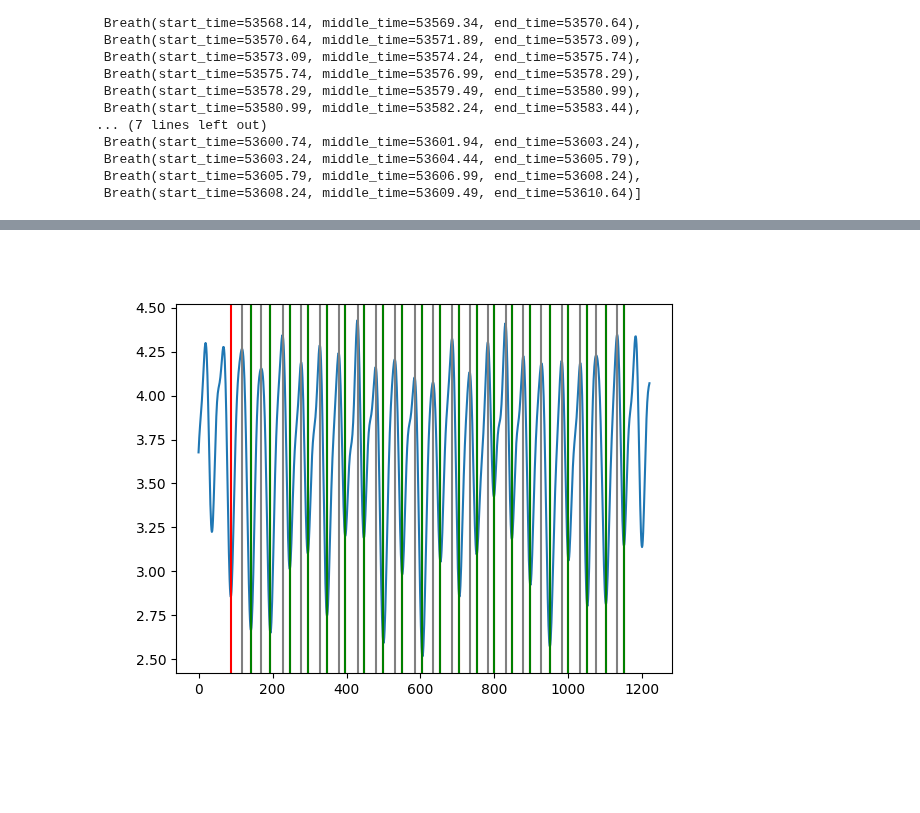
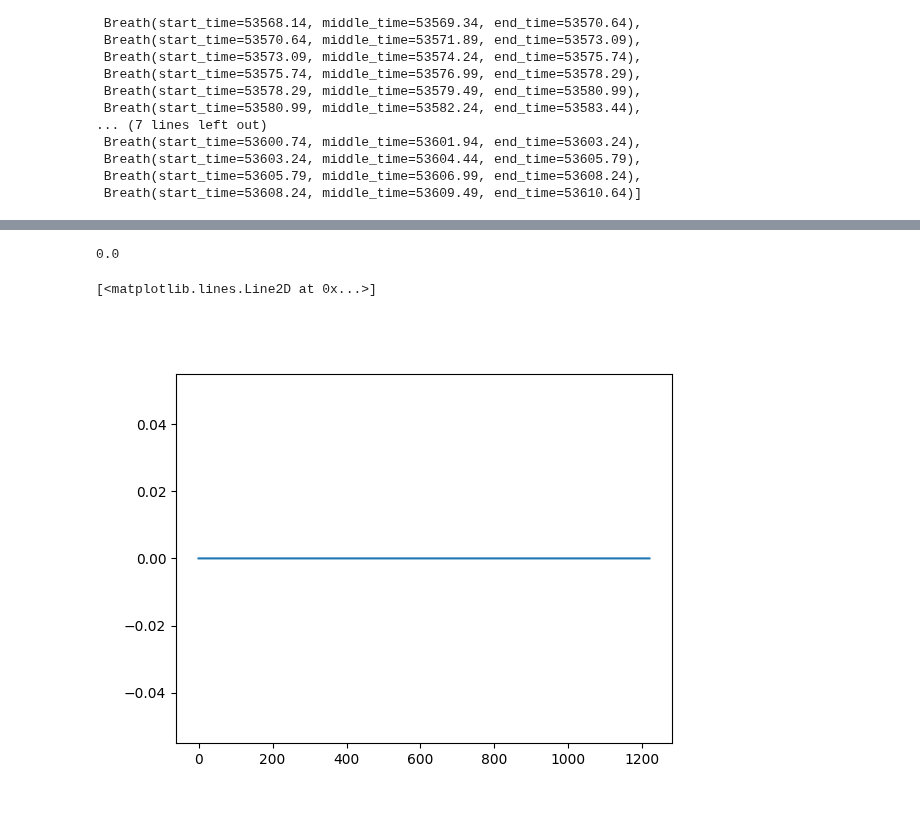
Before and after one commit to EIT-ALIVE/eitprocessing, a Jupyter notebook: notebooks/test_pixel_breath.ipynb, the cells around one changed output, grey strips where cells are left out. Cells and saved outputs as stored; diff of their text form; code cells hidden in the pictures; blank space fills up the shorter version.

```diff
--- a/notebooks/test_pixel_breath.ipynb
+++ b/notebooks/test_pixel_breath.ipynb
@@ -162,11 +160,16 @@ inflations
+# %%
+np.max(sequence.eit_data['low pass filtered'].pixel_impedance[:,2,1])
+# %% [output]
+0.0
 # %%
 plt.figure()
-plt.plot(sequence.eit_data['low pass filtered'].pixel_impedance[:,row,col])
-for i in start:
-    plt.axvline(i, color = 'red')
-for x in end:
-    plt.axvline(x, color = 'green')
-for m in middle:
-    plt.axvline(m, color = 'grey')
+plt.plot(sequence.eit_data['low pass filtered'].pixel_impedance[:,2,1])
+# for i in start:
+#     plt.axvline(i, color = 'red')
+# for x in end:
+#     plt.axvline(x, color = 'green')
+# for m in middle:
+#     plt.axvline(m, color = 'grey')
 # %% [output]
+[<matplotlib.lines.Line2D at 0x...>]
-[figure, old version]
+[figure, new version]
```
Also changed, not shown: parts of 3 cells of this notebook.
